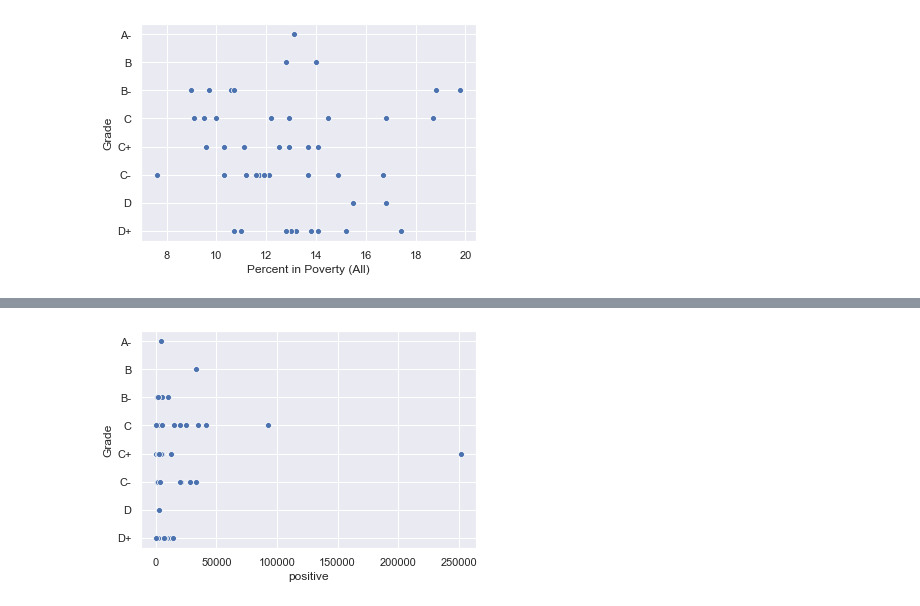
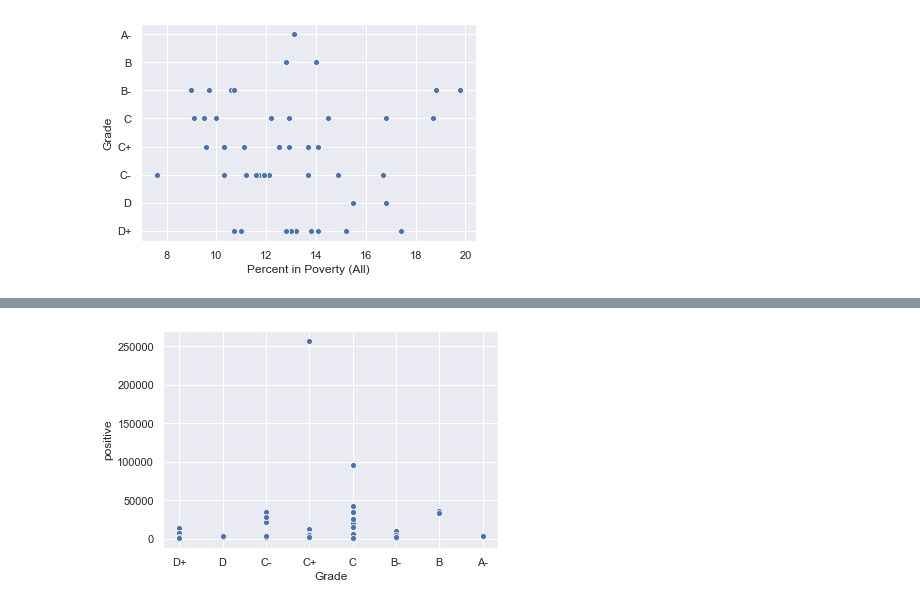
Before and after one commit to lmstevens/Group_Project_1, a Jupyter notebook: Jimmy_Graphics.ipynb, the cells around one changed output, grey strips where cells are left out. Drawn from its saved outputs; the diff is of its cells as text; code cells hidden in the pictures.

```diff
--- a/Jimmy_Graphics.ipynb
+++ b/Jimmy_Graphics.ipynb
@@ -357,7 +371,7 @@ ax= sns.scatterplot(x="death", y ="Grade",data= grade)
 # %%
-ax= sns.scatterplot(x="positive", y ="Grade",data= grade)
+ax= sns.scatterplot(x="Grade", y ="positive",data= grade)
 # %% [output]
-[figure, old version]
+[figure, new version]
 # %%
 avg_grade = grade.groupby("Grade")
 # %%
```
Also changed, not shown: parts of 16 cells of this notebook, 7 other files.
